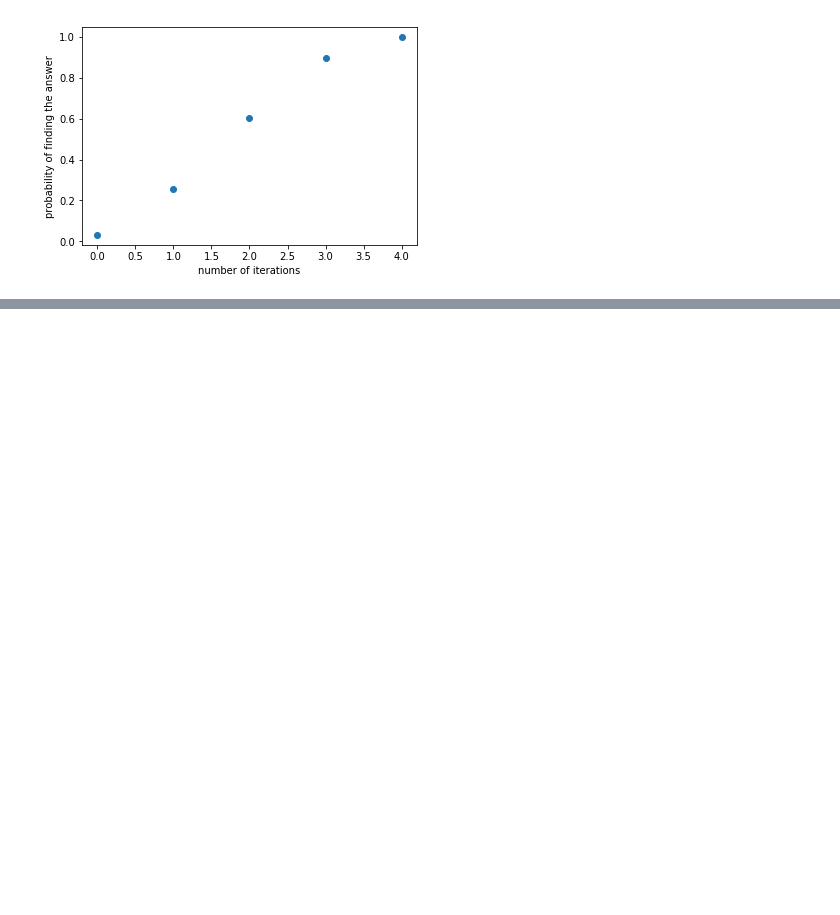
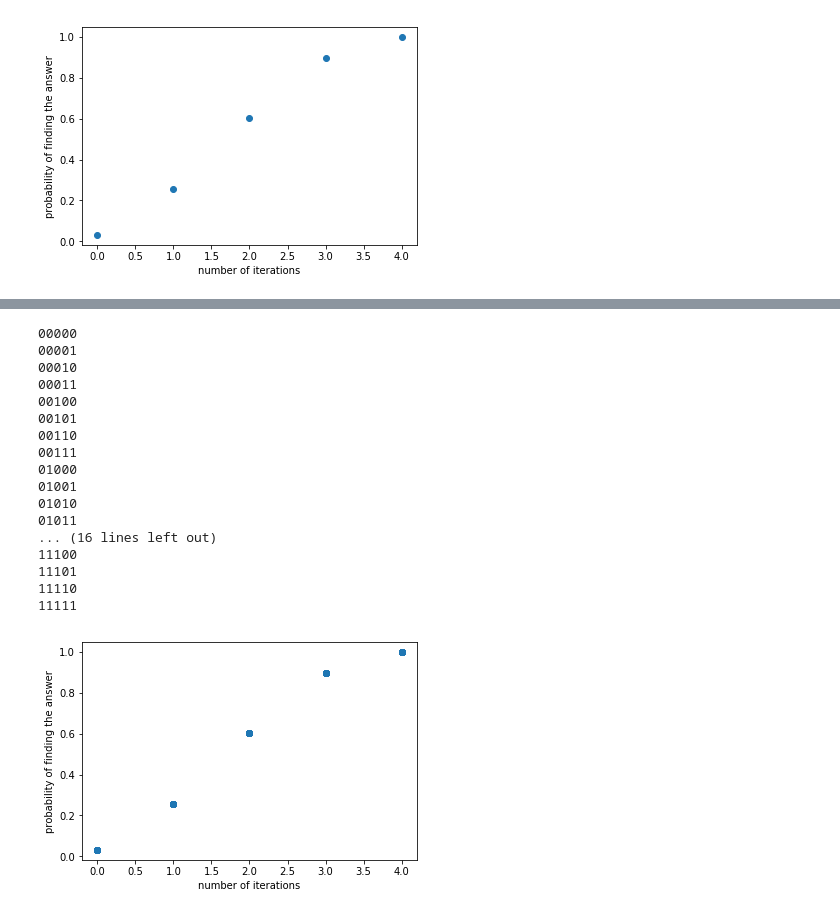
Before and after one commit to gl3nnleblanc/partial-quantum-search, a Jupyter notebook: Grover.ipynb, the cells around one changed output, grey strips where cells are left out. Saved outputs shown, nothing was run; the diff lists cells and outputs as text; code cells hidden in the pictures; blank space fills up the shorter version.

Commit message:
Updated partial search class (doesn't currently seem to work)

```diff
--- a/Grover.ipynb
+++ b/Grover.ipynb
@@ -329,0 +406,59 @@ SyntaxError: non-default argument follows default argument (<ipython-input-23-ce
+# %%
+#target_string = "rip"
+#target_bitstring = ' '.join(format(x, 'b') for x in bytearray(target_string,'utf8'))
+target_bitstring = '00010'
+bit = ("0", "1")
+bitstring_map = {}
+target_bitstring_phase = -1
+nontarget_bitstring_phase = 1
+
+# We construct the bitmap for the oracle
+for bitstring in product(bit, repeat=len(target_bitstring)):
+    #print(bitstring)
+    bitstring = "".join(bitstring)
+    print(bitstring)
+    if bitstring == target_bitstring:
+        bitstring_map[bitstring] = target_bitstring_phase
+    else:
+        bitstring_map[bitstring] = nontarget_bitstring_phase
+
+target_bitstring_phase = -1
+nontarget_bitstring_phase = 1
+for k,v in bitstring_map.items():
+    if k == target_bitstring:
+        assert v == target_bitstring_phase, "The target bitstring has the wrong phase."
+    else:
+        assert v == nontarget_bitstring_phase, "A nontarget bistring has the wrong phase."
+number_of_qubits = 8
+qc = get_qc(f"{number_of_qubits}q-qvm")
+for i in range(0,5):
+    grover = PartialSearch(i,3)
+    found_bitstring = grover.find_bitstring(qc, bitstring_map)
+    #print(found_bitstring)
+    result = grover.wfn
+    iterations.append(i)
+    PFind.append(np.absolute(result[answer])**2)
+
+plt.plot(iterations,PFind,'o')
+plt.xlabel('number of iterations')
+plt.ylabel('probability of finding the answer')
+plt.show()
+# %% [output]
+00000
+00001
+00010
+00011
+00100
+00101
+00110
+00111
+01000
+01001
+01010
+01011
+... (16 lines left out)
+11100
+11101
+11110
+11111
+[figure, added]
```
Also changed, not shown: parts of 3 cells of this notebook.
